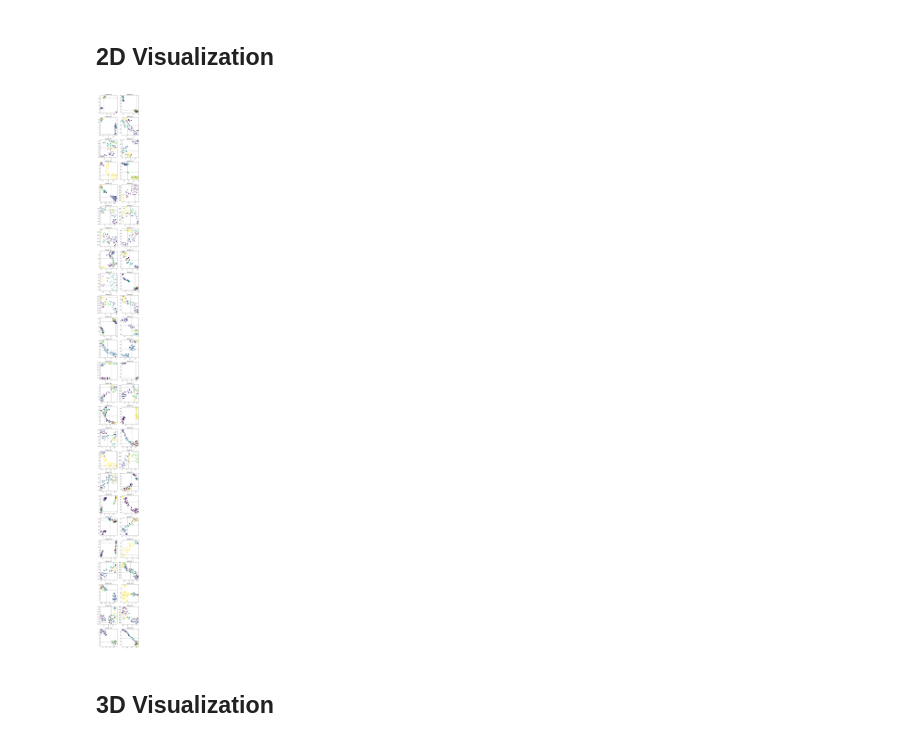
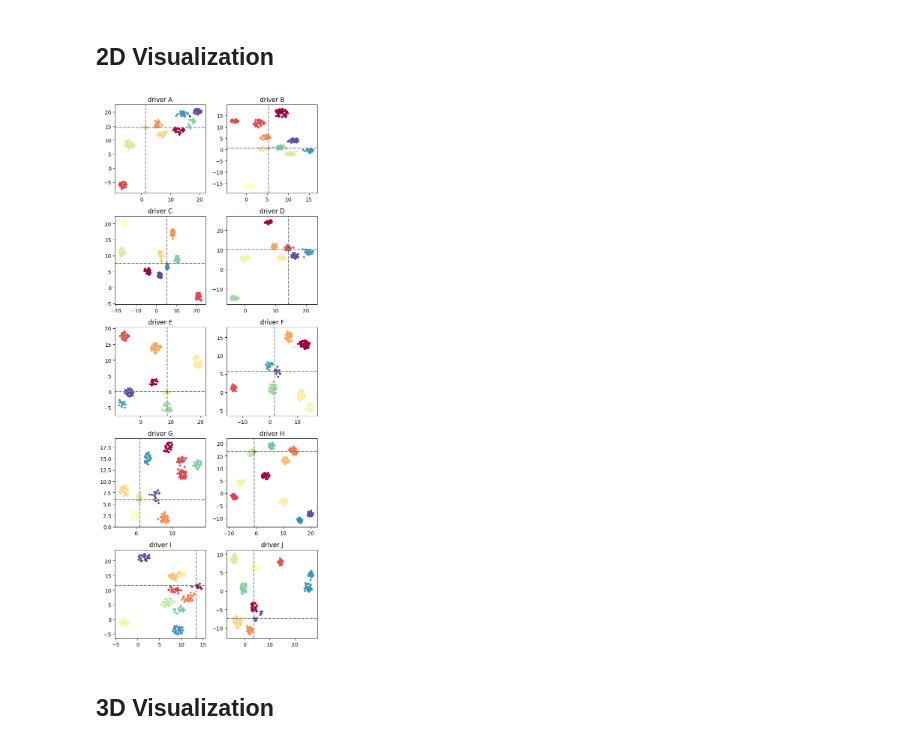
Before and after one commit to ericsua/DataMiningProject23-24, a Jupyter notebook: Part3.ipynb, the cells around one changed output. Saved outputs shown, nothing was run; the diff lists cells and outputs as text; code cells hidden in the pictures.

Commit message:
Update the Main
added plotting functions for task 3

```diff
--- a/Part3.ipynb
+++ b/Part3.ipynb
@@ -449,7 +449,7 @@ for driver, driverSet in actualDriverSets.items():
 
     merch_matrix = np.array([s[2] for s in driverSet])
 
-    actualSetsDistances, mapping= jaccard_similarity_minhash_lsh_route_merch(route_matrix, merch_matrix, thresh_user=0.2)
+    actualSetsDistances, mapping= jaccard_similarity_minhash_lsh_route_merch(route_matrix, merch_matrix, thresh_user=0.0)
 
     driver_indices = mapping_back(driver_indices, mapping)
 
@@ -458,8 +458,6 @@ for driver, driverSet in actualDriverSets.items():
 # %% [markdown]
 ## HDBSCAN
 # %%
-from sklearn.metrics import pairwise_distances
-
 def mapping_clustroid(labels: list, cluster_idx, point_idx):
     counter = 0
     for i,label in enumerate(labels):
@@ -468,16 +466,16 @@ def mapping_clustroid(labels: list, cluster_idx, point_idx):
                 return i
             counter += 1
 
+def inter_cluster_distance(sparse_distances):
+    mean_distances = []
+    for point in sparse_distances:
+        mean_distances.append(np.mean(point))
+
+    return  (1 - np.mean(mean_distances)) * sparse_distances.shape[0]
+
 def intra_cluster_distance(sparse_distances):
     mean_distances = []
     for point in sparse_distances:
         mean_distances.append(np.mean(point))
 
-    return np.mean(mean_distances)
-
-def inter_cluster_distance(sparse_distances):
-    mean_distances = []
-    for point in sparse_distances:
-        mean_distances.append(np.mean(point))
-
     return mean_distances
@@ -642,30 +565,43 @@ with open(file_path, 'w') as json_file:
 # %%
 columns = 2
 rows = len(uniqueDrivers) // columns
 fig, axs = plt.subplots(rows, columns, figsize = (columns*3, rows*3))
 
 axs = axs.flatten()
 
 for i, driver in enumerate(uniqueDrivers):
     idx = best_clustroids[i]
+    hdbscan_labels = driversLabels[driver]
+    clustered = (hdbscan_labels >= 0)
 
-    fit = umap.UMAP(n_neighbors=15,min_dist=0.1,n_components=2,metric='euclidean')
-    u = fit.fit_transform(driversDistances[driver])
+    fit = umap.UMAP(n_neighbors=5,min_dist=0.9,n_components=2, metric='precomputed')
+    u = fit.fit(driversDistances[driver])
 
-    axs[i].scatter(u[:,0], u[:,1], s = 50, c=driversLabels[driver])
+    #x = np.sin(u.embedding_[clustered, 0]) * np.cos(u.embedding_[clustered, 1])
+    #y = np.sin(u.embedding_[clustered, 0]) * np.sin(u.embedding_[clustered, 1])
 
-    axs[i].plot(u[idx, 0], u[idx, 1], marker='*', markersize=5, color='black')
+    axs[i].scatter(u.embedding_[clustered, 0], u.embedding_[clustered, 1], s = 10, c=hdbscan_labels[clustered], cmap='Spectral')
 
-    axs[i].axhline(y=u[idx, 1], color='gray', linestyle='--')
-    axs[i].axvline(x=u[idx, 0], color='gray', linestyle='--')
+    #x_noise = np.sin(u.embedding_[~clustered, 0]) * np.cos(u.embedding_[~clustered, 1])
+    #y_noise = np.sin(u.embedding_[~clustered, 0]) * np.sin(u.embedding_[~clustered, 1])
+
+    #axs[i].scatter(u.embedding_[~clustered, 0], u.embedding_[~clustered, 1], s = 50, color=(0.5,0.5,0.5), alpha=0.5)
+
+    #x_best = np.sin(u.embedding_[idx, 0]) * np.cos(u.embedding_[idx, 1])
+    #y_best = np.sin(u.embedding_[idx, 0]) * np.sin(u.embedding_[idx, 1])
+
+    axs[i].plot(u.embedding_[idx, 0], u.embedding_[idx, 1], marker='+', markersize=10, color='black')
+
+    axs[i].axhline(y=u.embedding_[idx, 1], color='gray', linestyle='--')
+    axs[i].axvline(x=u.embedding_[idx, 0], color='gray', linestyle='--')
 
     axs[i].set_title(f"driver {driver}", fontsize=12)
     #axs[i].legend()
 
 plt.tight_layout()
 plt.show()
 # %% [output]
-[figure, old version]
+[figure, new version]
 # %% [markdown]
 ## 3D Visualization
 # %%
```
Also changed, not shown: parts of 7 cells of this notebook, 2 other files.
